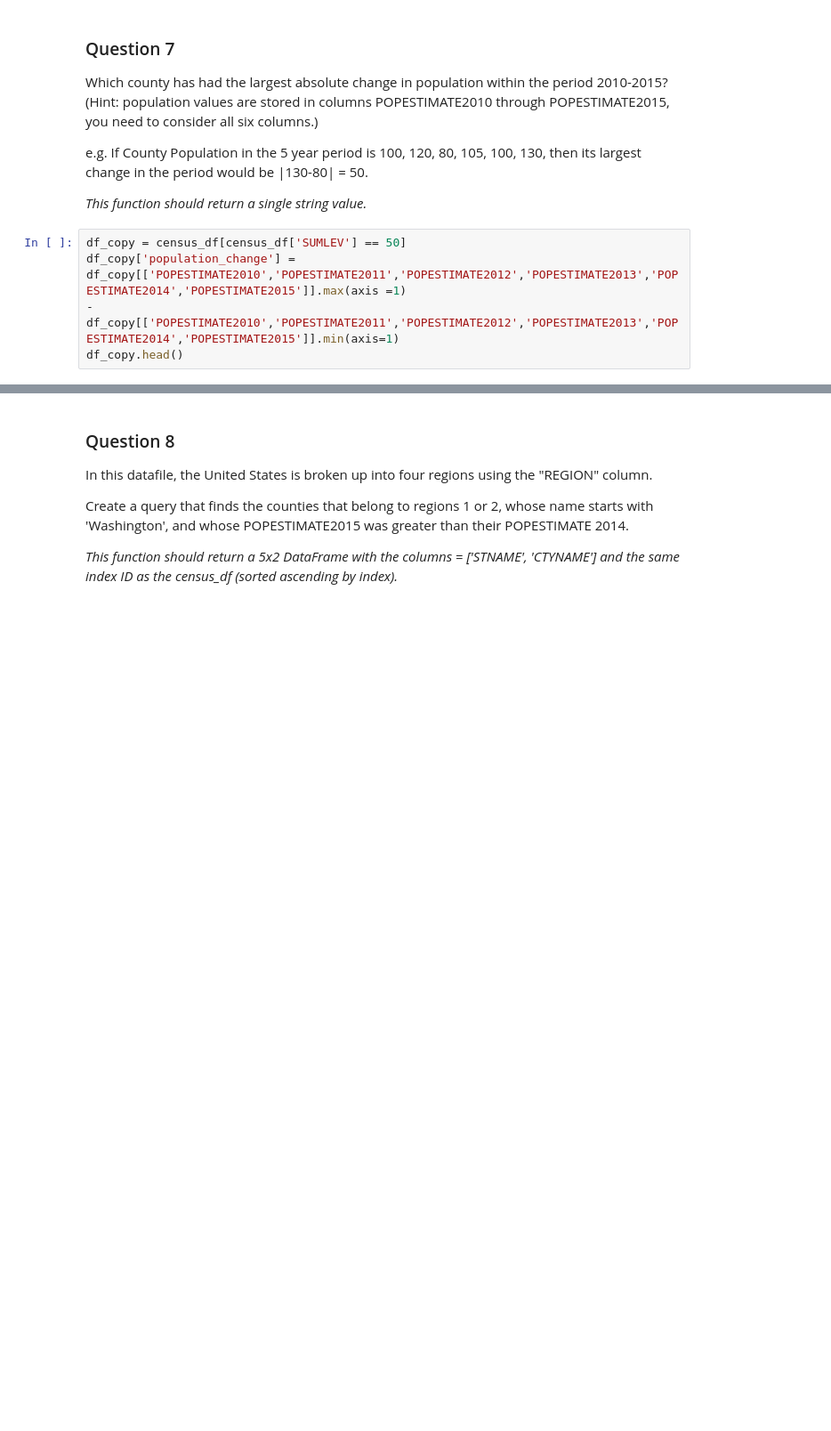
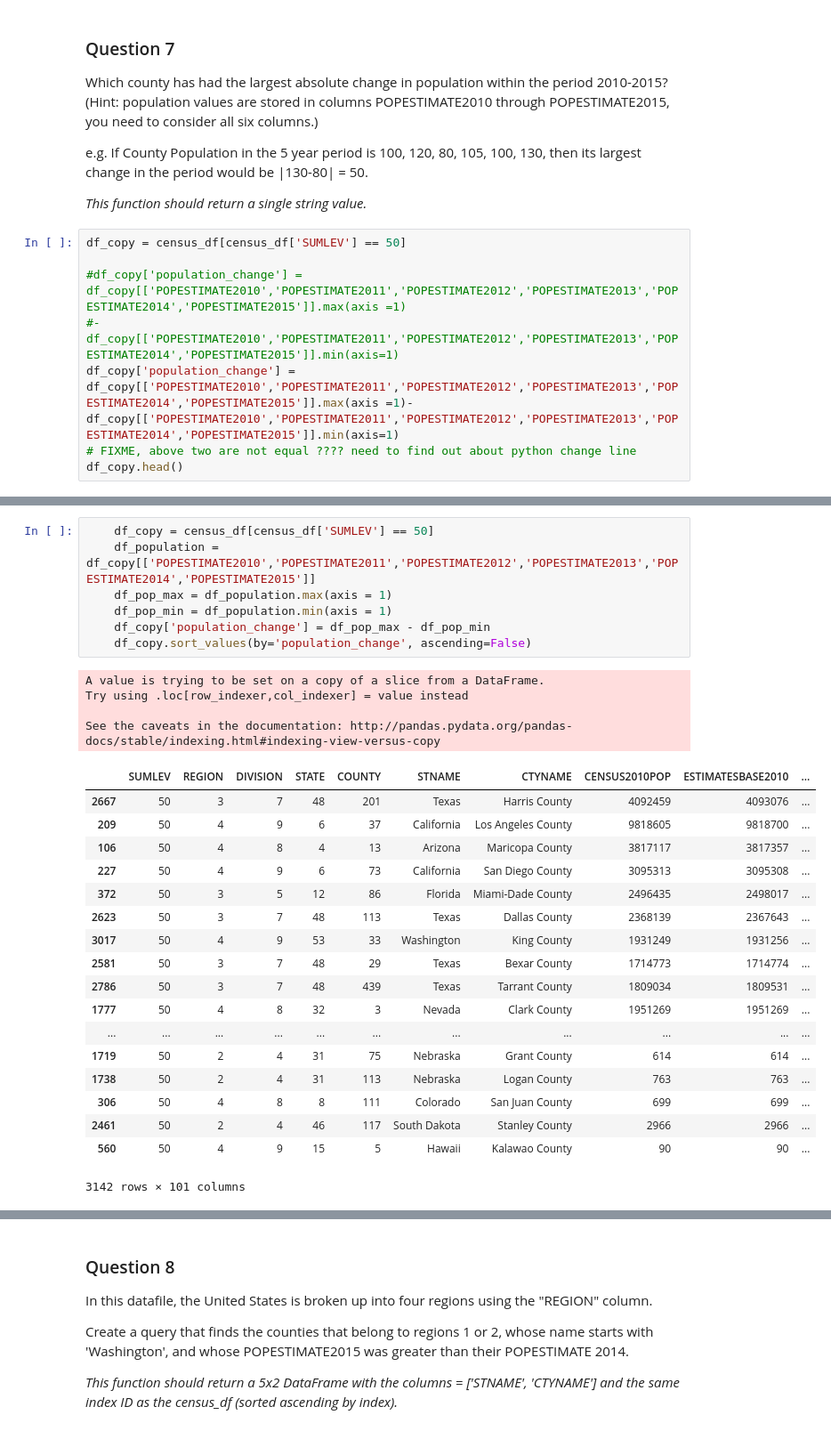
Before and after one commit to birdbird1117/IntroductionToDataScienceInPython, a Jupyter notebook: course1_downloads/Assignment 2.ipynb, the cells around one changed output, grey strips where cells are left out. Shown: that part at 89% size. Cells and saved outputs as stored; diff of their text form; blank space fills up the shorter version.

```diff
--- a/course1_downloads/Assignment 2.ipynb
+++ b/course1_downloads/Assignment 2.ipynb
@@ -252,8 +252,11 @@ e.g. If County Population in the 5 year period is 100, 120, 80, 105, 100, 130, t
 *This function should return a single string value.*
 # %%
 df_copy = census_df[census_df['SUMLEV'] == 50]
-df_copy['population_change'] = df_copy[['POPESTIMATE2010','POPESTIMATE2011','POPESTIMATE2012','POPESTIMATE2013','POPESTIMATE2014','POPESTIMATE2015']].max(axis =1)
-- df_copy[['POPESTIMATE2010','POPESTIMATE2011','POPESTIMATE2012','POPESTIMATE2013','POPESTIMATE2014','POPESTIMATE2015']].min(axis=1)
+
+#df_copy['population_change'] = df_copy[['POPESTIMATE2010','POPESTIMATE2011','POPESTIMATE2012','POPESTIMATE2013','POPESTIMATE2014','POPESTIMATE2015']].max(axis =1)
+#-df_copy[['POPESTIMATE2010','POPESTIMATE2011','POPESTIMATE2012','POPESTIMATE2013','POPESTIMATE2014','POPESTIMATE2015']].min(axis=1)
+df_copy['population_change'] = df_copy[['POPESTIMATE2010','POPESTIMATE2011','POPESTIMATE2012','POPESTIMATE2013','POPESTIMATE2014','POPESTIMATE2015']].max(axis =1)-df_copy[['POPESTIMATE2010','POPESTIMATE2011','POPESTIMATE2012','POPESTIMATE2013','POPESTIMATE2014','POPESTIMATE2015']].min(axis=1)
+# FIXME, above two are not equal ???? need to find out about python change line
 df_copy.head()
 # %% [output]
 A value is trying to be set on a copy of a slice from a DataFrame.
@@ -268,6 +270,36 @@ See the caveats in the documentation: http://pandas.pydata.org/pandas-docs/stabl
 | 4 | 50 | 3 | 6 | 1 | 7 | Alabama | Bibb County | 22915 | 22919 | ... |
 | 5 | 50 | 3 | 6 | 1 | 9 | Alabama | Blount County | 57322 | 57322 | ... |
 5 rows × 101 columns
+# %%
+    df_copy = census_df[census_df['SUMLEV'] == 50]
+    df_population = df_copy[['POPESTIMATE2010','POPESTIMATE2011','POPESTIMATE2012','POPESTIMATE2013','POPESTIMATE2014','POPESTIMATE2015']]
+    df_pop_max = df_population.max(axis = 1)
+    df_pop_min = df_population.min(axis = 1)
+    df_copy['population_change'] = df_pop_max - df_pop_min
+    df_copy.sort_values(by='population_change', ascending=False)
+# %% [output]
+A value is trying to be set on a copy of a slice from a DataFrame.
+Try using .loc[row_indexer,col_indexer] = value instead
+
+See the caveats in the documentation: http://pandas.pydata.org/pandas-docs/stable/indexing.html#indexing-view-versus-copy
+|  | SUMLEV | REGION | DIVISION | STATE | COUNTY | STNAME | CTYNAME | CENSUS2010POP | ESTIMATESBASE2010 | ... |
+| 2667 | 50 | 3 | 7 | 48 | 201 | Texas | Harris County | 4092459 | 4093076 | ... |
+| 209 | 50 | 4 | 9 | 6 | 37 | California | Los Angeles County | 9818605 | 9818700 | ... |
+| 106 | 50 | 4 | 8 | 4 | 13 | Arizona | Maricopa County | 3817117 | 3817357 | ... |
+| 227 | 50 | 4 | 9 | 6 | 73 | California | San Diego County | 3095313 | 3095308 | ... |
+| 372 | 50 | 3 | 5 | 12 | 86 | Florida | Miami-Dade County | 2496435 | 2498017 | ... |
+| 2623 | 50 | 3 | 7 | 48 | 113 | Texas | Dallas County | 2368139 | 2367643 | ... |
+| 3017 | 50 | 4 | 9 | 53 | 33 | Washington | King County | 1931249 | 1931256 | ... |
+| 2581 | 50 | 3 | 7 | 48 | 29 | Texas | Bexar County | 1714773 | 1714774 | ... |
+| 2786 | 50 | 3 | 7 | 48 | 439 | Texas | Tarrant County | 1809034 | 1809531 | ... |
+| 1777 | 50 | 4 | 8 | 32 | 3 | Nevada | Clark County | 1951269 | 1951269 | ... |
+| ... | ... | ... | ... | ... | ... | ... | ... | ... | ... | ... |
+| 1719 | 50 | 2 | 4 | 31 | 75 | Nebraska | Grant County | 614 | 614 | ... |
+| 1738 | 50 | 2 | 4 | 31 | 113 | Nebraska | Logan County | 763 | 763 | ... |
+| 306 | 50 | 4 | 8 | 8 | 111 | Colorado | San Juan County | 699 | 699 | ... |
+| 2461 | 50 | 2 | 4 | 46 | 117 | South Dakota | Stanley County | 2966 | 2966 | ... |
+| 560 | 50 | 4 | 9 | 15 | 5 | Hawaii | Kalawao County | 90 | 90 | ... |
+3142 rows × 101 columns
 # %%
 df_copy['population_change'].idxmax()
 # %% [output]
```
Also changed, not shown: parts of 6 cells of this notebook.
